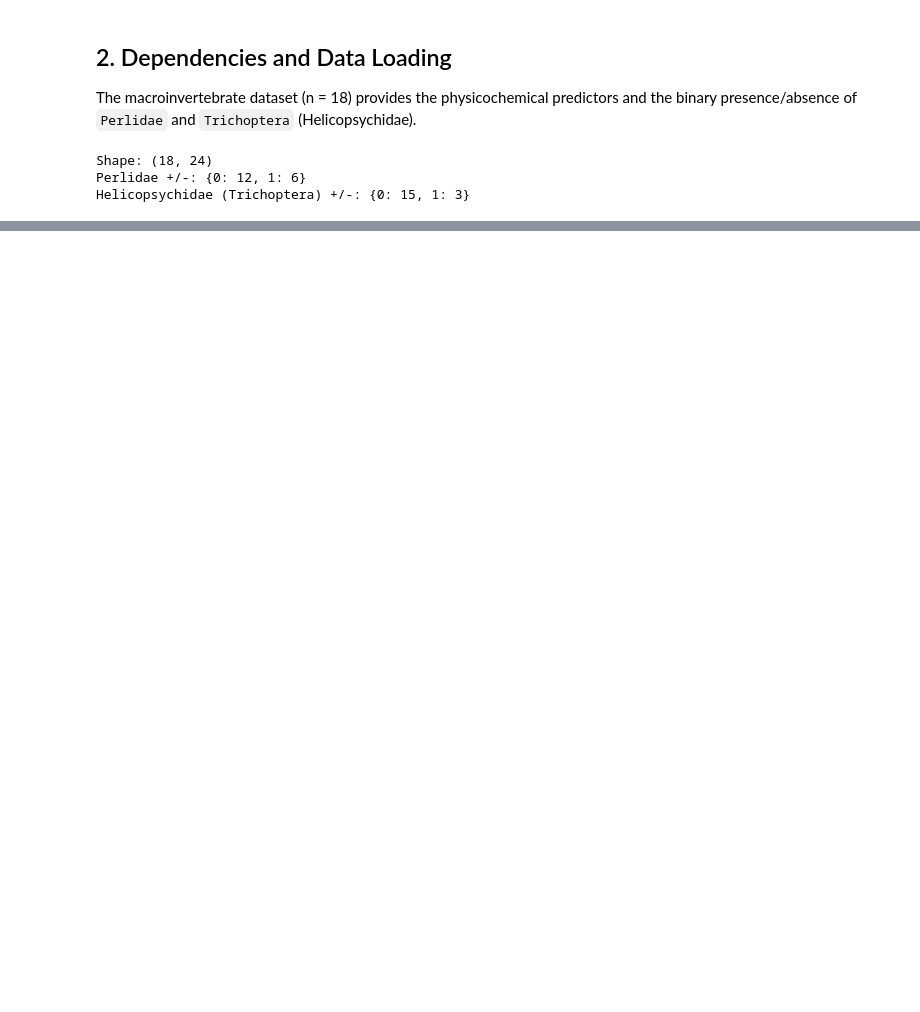
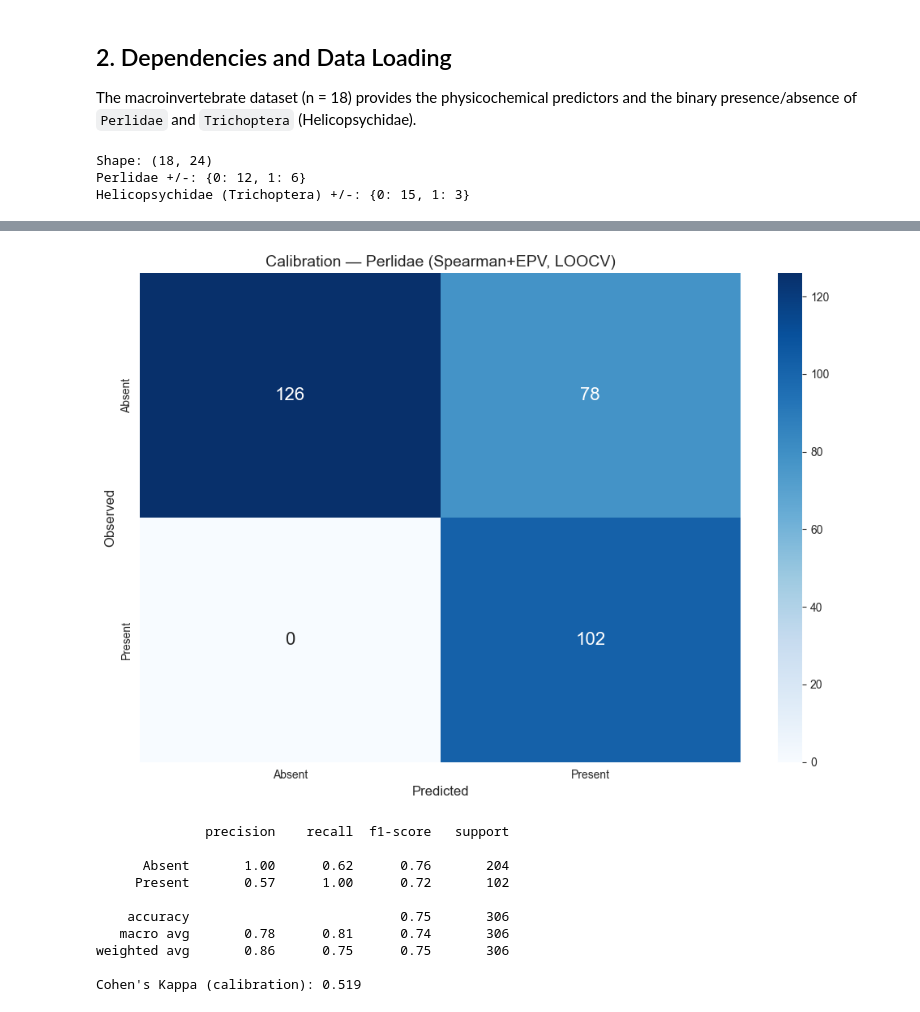
Before and after one commit to saulo1112/cali-river-biomonitoring, a Jupyter notebook: notebooks/02_logistic_regression/02_logistic_regression.ipynb, the cells around one changed output, grey strips where cells are left out. Drawn from its saved outputs; the diff is of its cells as text; code cells hidden in the pictures; blank space fills up the shorter version.

```diff
--- a/notebooks/02_logistic_regression/02_logistic_regression.ipynb
+++ b/notebooks/02_logistic_regression/02_logistic_regression.ipynb
@@ -169,9 +386,17 @@ of out-of-sample performance.
 # %%
-# Perlidae — validation confusion matrix, classification report, Cohen's kappa
-res = loocv['Perlidae']
-plot_confusion(res['yt_val'], res['yp_val'], 'Validation LOOCV — Perlidae',
-               'logistic_perlidae_confusion_matrix_validation.png')
-print(classification_report(res['yt_val'], res['yp_val'], labels=[0, 1],
-                            target_names=['Absent', 'Present'], zero_division=0))
-print(f"Cohen's Kappa (validation): {cohen_kappa_score(res['yt_val'], res['yp_val']):.3f}")
+# Recompute with the definitive taxon-specific k values from Section 5
+nested_sp = {
+    'Perlidae':        run_spearman_loocv('Perlidae',    k=3),
+    'Helicopsychidae': run_spearman_loocv('Trichoptera', k=1),
+}
+print("Definitive Spearman nested LOOCV complete (Perlidae k=3, Helicopsychidae k=1).\n")
+
+# Per-fold predictor selection summary
+for taxon in ['Perlidae', 'Helicopsychidae']:
+    sel = nested_sp[taxon]['sel']
+    modal_set, modal_n = Counter(sel).most_common(1)[0]
+    fold_df = pd.DataFrame({'Fold': range(1, 19),
+                            'Selected predictors': ['+'.join(s) for s in sel]})
+    print(f"=== {taxon}: modal set '{'+'.join(modal_set)}' in {modal_n}/18 folds ===")
+    display(fold_df)
 # %% [output]
@@ -242,0 +447,33 @@ plot_logistic_curve('Trichoptera', 'Trichoptera: Helicopsychidae', 'logistic_cur
+# %%
+# Standardised confusion-matrix plotter
+def plot_confusion(y_true, y_pred, title, filename):
+    cm = confusion_matrix(y_true, y_pred, labels=[0, 1])
+    plt.figure(figsize=(10, 7))
+    sns.heatmap(cm, annot=True, fmt='d', cmap='Blues', annot_kws={'size': 16},
+                xticklabels=['Absent', 'Present'], yticklabels=['Absent', 'Present'])
+    plt.title(title, fontsize=14)
+    plt.xlabel('Predicted', fontsize=12); plt.ylabel('Observed', fontsize=12)
+    plt.tight_layout()
+    plt.savefig(f"../../outputs/{filename}", dpi=300)
+    plt.show()
+
+# Perlidae — calibration confusion matrix and report
+res = nested_sp['Perlidae']
+plot_confusion(res['yt_cal'], res['yp_cal'],
+               'Calibration — Perlidae (Spearman+EPV, LOOCV)',
+               'logistic_perlidae_confusion_matrix_calibration.png')
+print(classification_report(res['yt_cal'], res['yp_cal'], labels=[0, 1],
+                            target_names=['Absent', 'Present'], zero_division=0))
+print(f"Cohen's Kappa (calibration): {cohen_kappa_score(res['yt_cal'], res['yp_cal']):.3f}")
+# %% [output]
+[figure, added]
+              precision    recall  f1-score   support
+
+      Absent       1.00      0.62      0.76       204
+     Present       0.57      1.00      0.72       102
+
+    accuracy                           0.75       306
+   macro avg       0.78      0.81      0.74       306
+weighted avg       0.86      0.75      0.75       306
+
+Cohen's Kappa (calibration): 0.519
```
Also changed, not shown: parts of 34 cells of this notebook, 16 other files.
